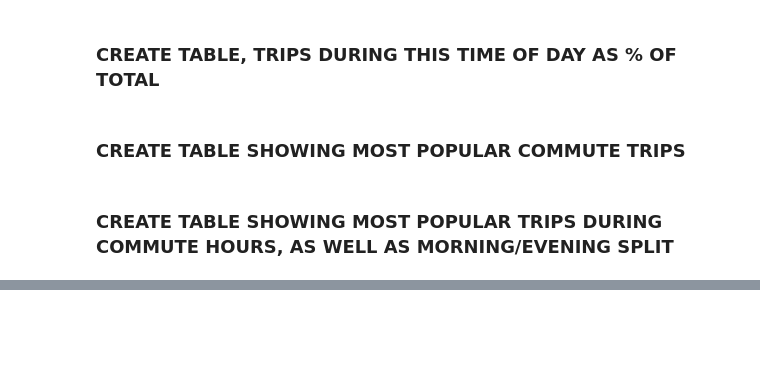
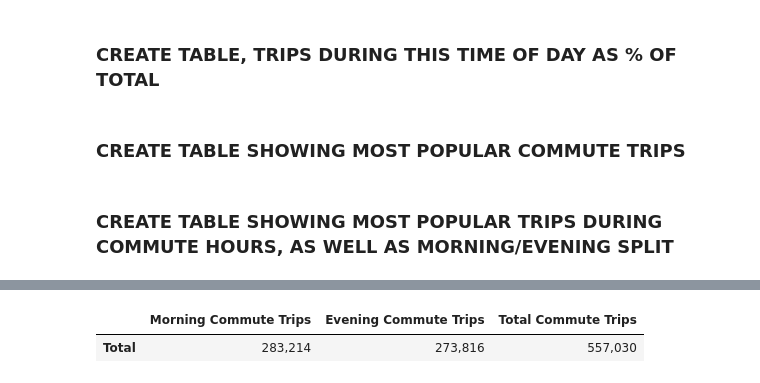
Before and after one commit to FuriousGeorge19/W205-project-1, a Jupyter notebook: Project_1.ipynb, the cells around one changed output, grey strips where cells are left out. Cells and saved outputs as stored; diff of their text form; code cells hidden in the pictures; blank space fills up the shorter version.

```diff
--- a/Project_1.ipynb
+++ b/Project_1.ipynb
@@ -338,0 +475,14 @@ We'll use these times frames (M-F, 7AM-10AM & 4PM-7PM) as part of our commute tr
+# %%
+# Give the Columns accurate names
+commute_am_vs_pm.rename(columns={"f0_": "Morning Commute Trips", "f1_": "Evening Commute Trips", "f2_": "Total Commute Trips"},
+                        inplace=True)
+# %%
+
+index_ = ["Total"]
+commute_am_vs_pm.index = index_
+commute_am_vs_pm = commute_am_vs_pm.style.format({"Morning Commute Trips" : "{:,d}", "Evening Commute Trips" : "{:,d}",
+                                                  "Total Commute Trips" : "{:,d}"})
+commute_am_vs_pm
+# %% [output]
+|  | Morning Commute Trips | Evening Commute Trips | Total Commute Trips |
+| Total | 283,214 | 273,816 | 557,030 |
```
Also changed, not shown: parts of 13 cells of this notebook.
